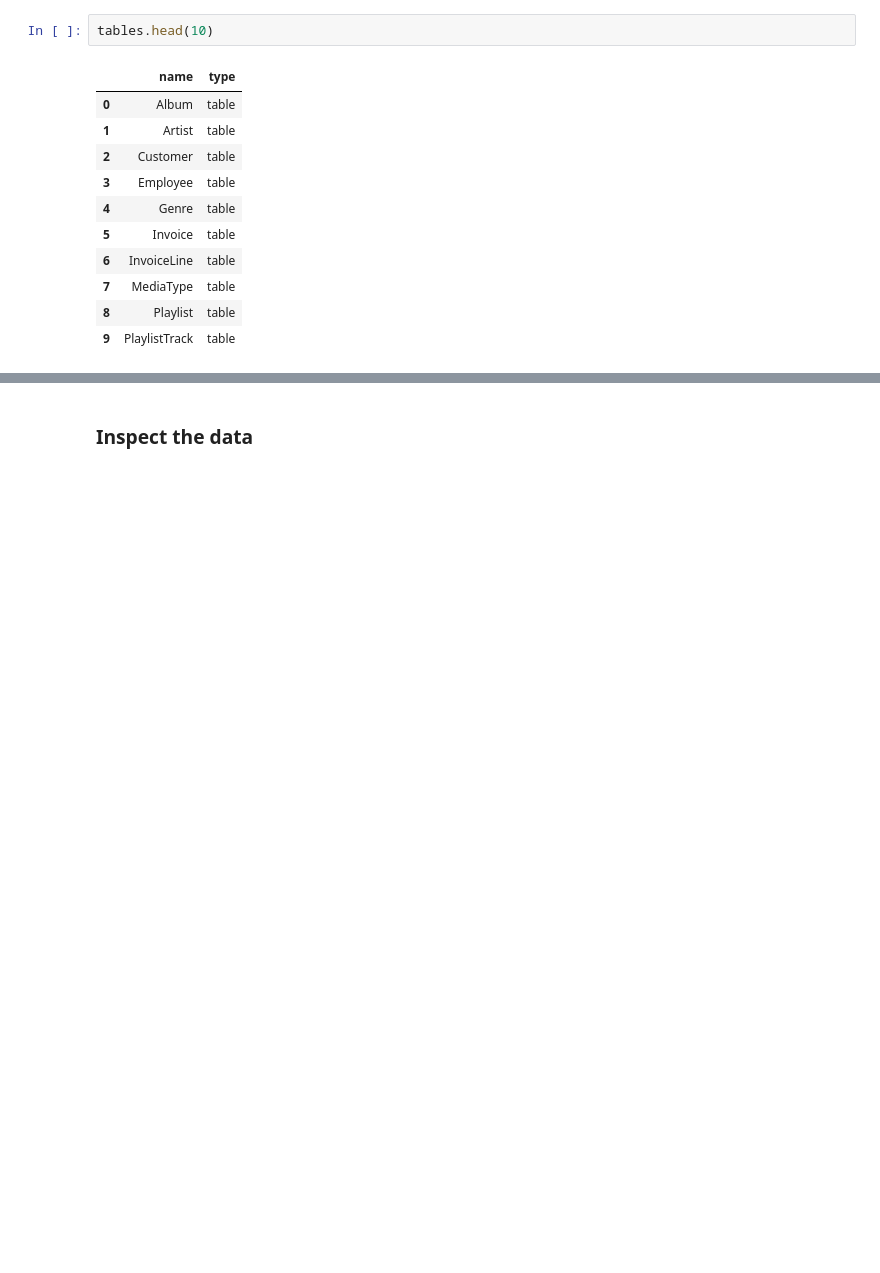
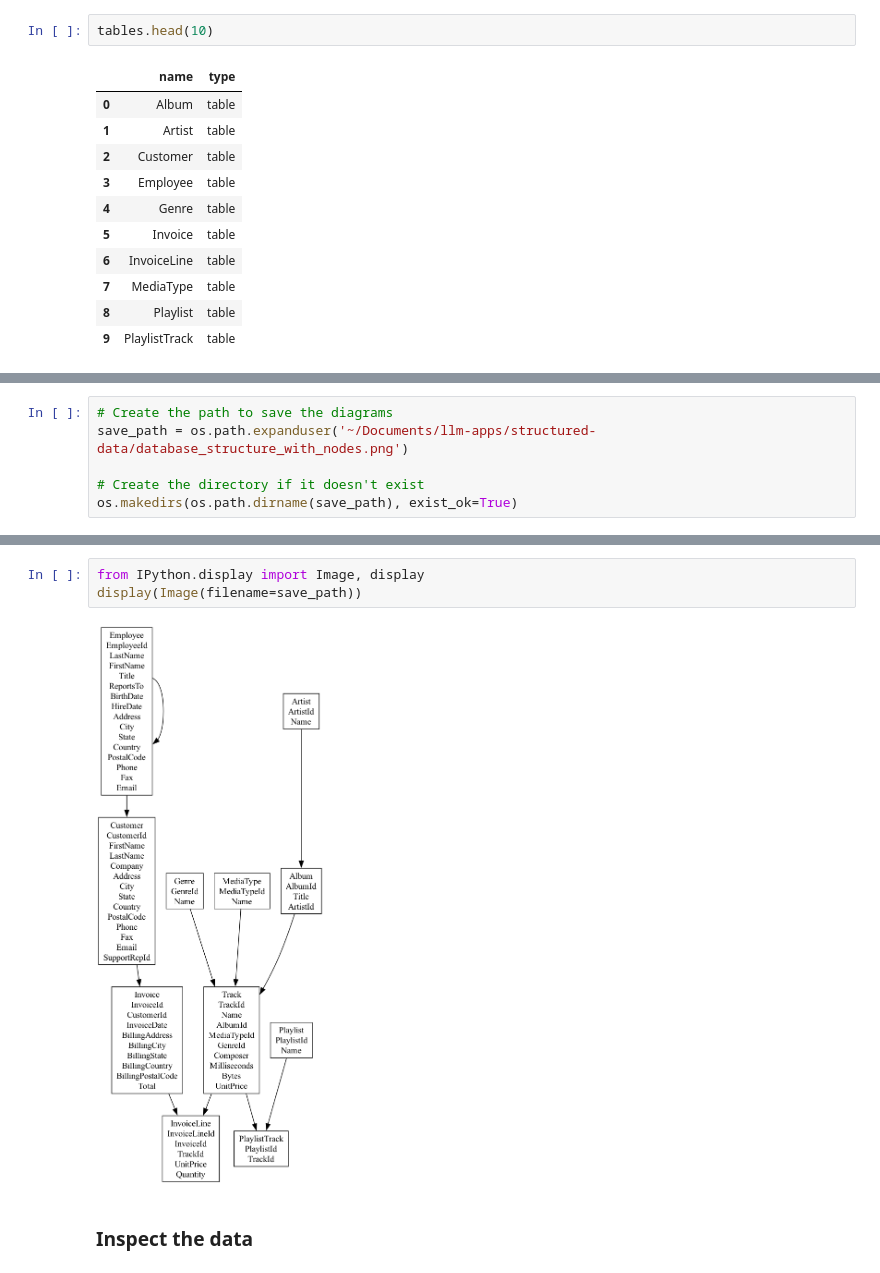
Before and after one commit to curtpond/llm-apps, a Jupyter notebook: structured-data/structured-data.ipynb, the cells around one changed output, grey strips where cells are left out. Cells and saved outputs as stored; diff of their text form; blank space fills up the shorter version.

```diff
--- a/structured-data/structured-data.ipynb
+++ b/structured-data/structured-data.ipynb
@@ -56,0 +67,6 @@ tables.head(10)
+# %%
+# Create the path to save the diagrams
+save_path = os.path.expanduser('~/Documents/llm-apps/structured-data/database_structure_with_nodes.png')
+
+# Create the directory if it doesn't exist
+os.makedirs(os.path.dirname(save_path), exist_ok=True)
@@ -57,3 +104,8 @@ tables.head(10)
+# %%
+from IPython.display import Image, display
+display(Image(filename=save_path))
+# %% [output]
+[figure, added]
 # %% [markdown]
 ### Inspect the data
 # %%
```
Also changed, not shown: parts of 10 cells of this notebook.
